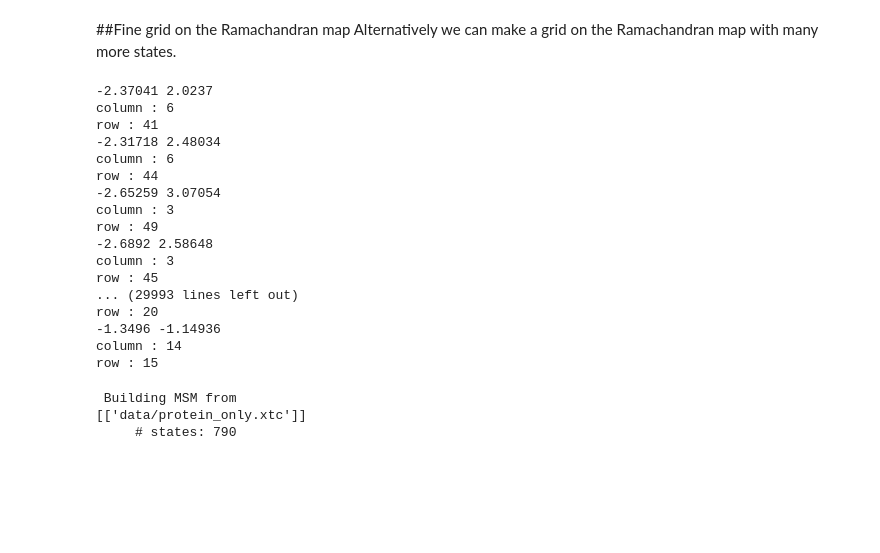
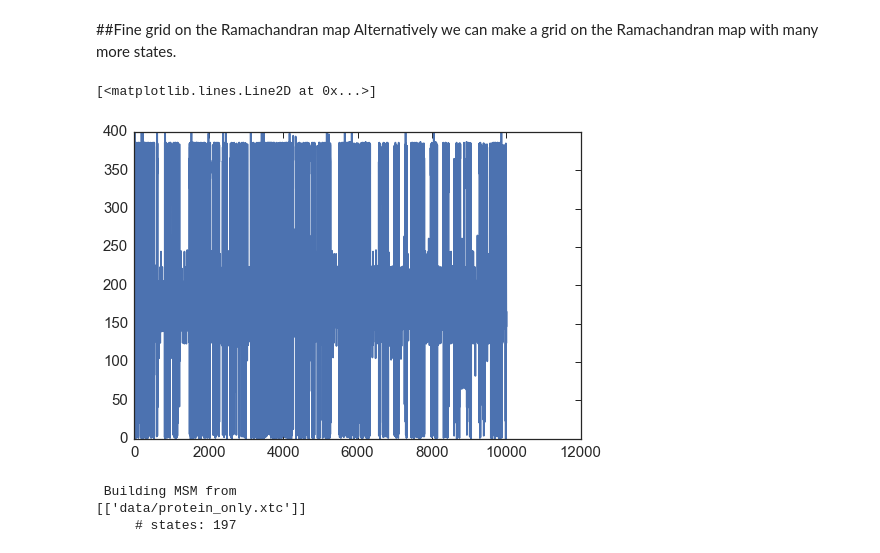
Before and after one commit to BioKT/MasterMSM, a Jupyter notebook: examples/alanine_dipeptide/ala_dipeptide_discretize.ipynb, the cells around one changed output. Cells and saved outputs as stored; diff of their text form; code cells hidden in the pictures; blank space fills up the shorter version.

Commit message:
functional discretization in grid of rama map

```diff
--- a/examples/alanine_dipeptide/ala_dipeptide_discretize.ipynb
+++ b/examples/alanine_dipeptide/ala_dipeptide_discretize.ipynb
@@ -65,37 +62,24 @@ _ = ax.set_xscale('log')
 ##Fine grid on the Ramachandran map
 Alternatively we can make a grid on the Ramachandran map with many more states.
 # %%
-tr.discretize(method="ramagrid")
+tr.discretize(method="ramagrid", nbins=20)
 tr.find_keys()
-# %% [output]
--2.37041 2.0237
-column : 6
-row : 41
--2.31718 2.48034
-column : 6
-row : 44
--2.65259 3.07054
-column : 3
-row : 49
--2.6892 2.58648
-column : 3
-row : 45
-... (29993 lines left out)
-row : 20
--1.3496 -1.14936
-column : 14
-row : 15
+# %%
+plt.plot([x for x in tr.distraj])
+# %% [output]
+[<matplotlib.lines.Line2D at 0x...>]
+[figure, added]
 # %%
 from mastermsm.msm import msm
 msm_alaTB_grid = msm.SuperMSM([tr])
-for i in [1, 2, 5, 7, 10, 20, 50, 100]:
-    msm_alaTB_grid.do_msm(i)
+for i in [1, 2, 5, 10, 20, 50, 100]:
+    msm_alaTB_grid.do_msm(i, sym=False)
     msm_alaTB_grid.msms[i].do_trans()
     msm_alaTB_grid.msms[i].boots(plot=False)
 # %% [output]
  Building MSM from
 [['data/protein_only.xtc']]
-     # states: 790
+     # states: 197
 # %%
 tau_vs_lagt = np.array([[x,msm_alaTB_grid.msms[x].tauT[0],msm_alaTB_grid.msms[x].tau_std[0]] \
                for x in sorted(msm_alaTB_grid.msms.keys())])
```
Also changed, not shown: parts of 8 cells of this notebook, 3 other files.
